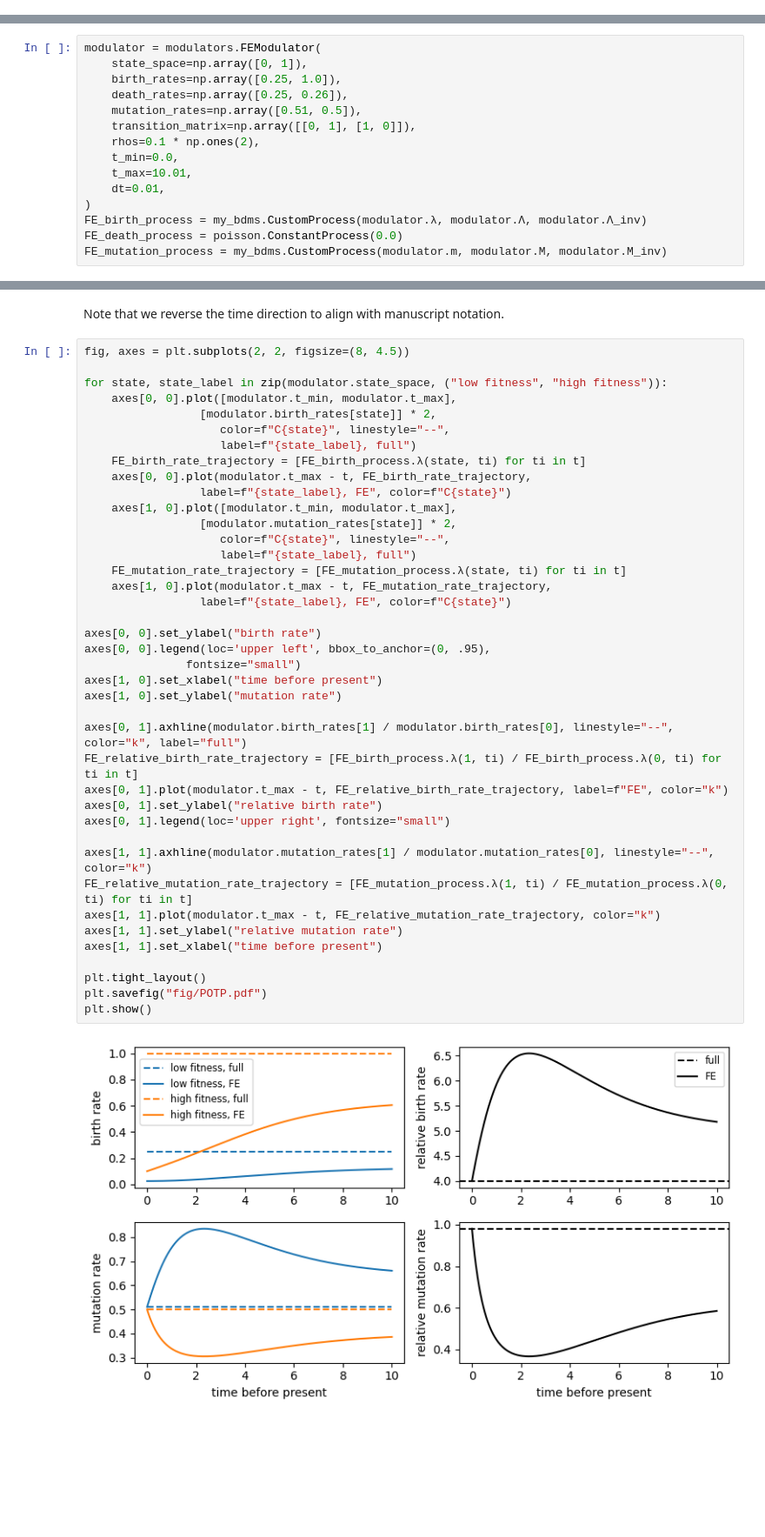
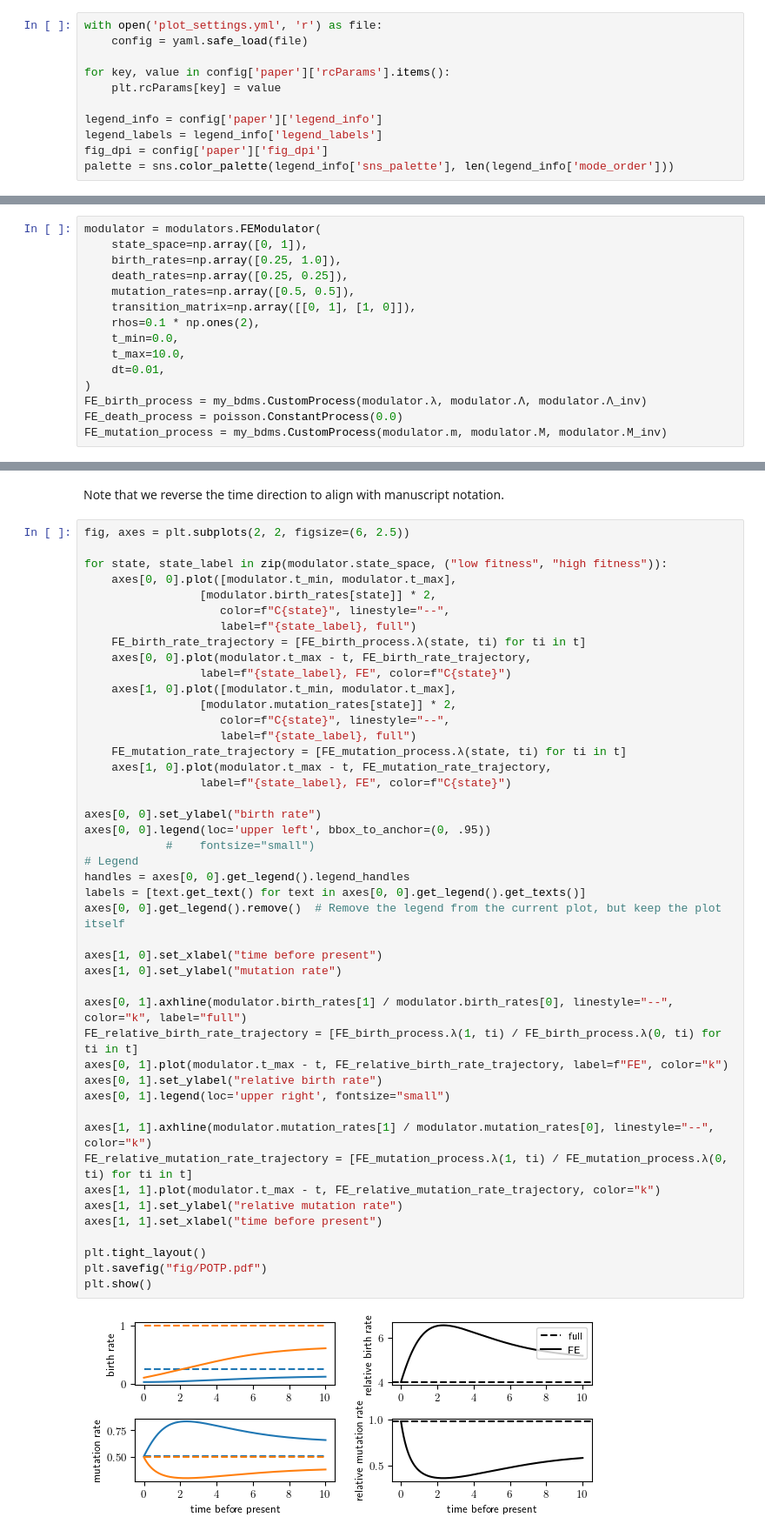
Before and after one commit to songlab-cal/forward-equivalent-trees, a Jupyter notebook: notebooks/modulation_plots.ipynb, the cells around one changed output, grey strips where cells are left out. Shown at 87% size. Cells and saved outputs as stored; diff of their text form; blank space fills up the shorter version.

Commit message:
+ resize plots, move legend, for paper

```diff
--- a/notebooks/modulation_plots.ipynb
+++ b/notebooks/modulation_plots.ipynb
@@ -9,6 +11,17 @@ import matplotlib.pyplot as plt
 
 import my_bdms
 import modulators
+# %%
+with open('plot_settings.yml', 'r') as file:
+    config = yaml.safe_load(file)
+
+for key, value in config['paper']['rcParams'].items():
+    plt.rcParams[key] = value
+
+legend_info = config['paper']['legend_info']
+legend_labels = legend_info['legend_labels']
+fig_dpi = config['paper']['fig_dpi']
+palette = sns.color_palette(legend_info['sns_palette'], len(legend_info['mode_order']))
 # %% [markdown]
 We define a 2-state process with the two states having different birth rates, similar death rates, and similar mutation rates.
 We take the sampling probability to be $0.1$.
@@ -16,12 +29,12 @@ We take the sampling probability to be $0.1$.
 modulator = modulators.FEModulator(
     state_space=np.array([0, 1]),
     birth_rates=np.array([0.25, 1.0]),
-    death_rates=np.array([0.25, 0.26]),
-    mutation_rates=np.array([0.51, 0.5]),
+    death_rates=np.array([0.25, 0.25]),
+    mutation_rates=np.array([0.5, 0.5]),
     transition_matrix=np.array([[0, 1], [1, 0]]),
     rhos=0.1 * np.ones(2),
     t_min=0.0,
-    t_max=10.01,
+    t_max=10.0,
     dt=0.01,
 )
 FE_birth_process = my_bdms.CustomProcess(modulator.λ, modulator.Λ, modulator.Λ_inv)
@@ -32,7 +45,7 @@ t = np.arange(modulator.t_min, modulator.t_max + modulator.dt, modulator.dt)
 # %% [markdown]
 Note that we reverse the time direction to align with manuscript notation.
 # %%
-fig, axes = plt.subplots(2, 2, figsize=(8, 4.5))
+fig, axes = plt.subplots(2, 2, figsize=(6, 2.5))
 
 for state, state_label in zip(modulator.state_space, ("low fitness", "high fitness")):
     axes[0, 0].plot([modulator.t_min, modulator.t_max],
@@ -43,33 +56,38 @@ for state, state_label in zip(modulator.state_space, ("low fitness", "high fitne
     axes[0, 0].plot(modulator.t_max - t, FE_birth_rate_trajectory,
                  label=f"{state_label}, FE", color=f"C{state}")
     axes[1, 0].plot([modulator.t_min, modulator.t_max],
                  [modulator.mutation_rates[state]] * 2,
                     color=f"C{state}", linestyle="--",
                     label=f"{state_label}, full")
     FE_mutation_rate_trajectory = [FE_mutation_process.λ(state, ti) for ti in t]
     axes[1, 0].plot(modulator.t_max - t, FE_mutation_rate_trajectory,
                  label=f"{state_label}, FE", color=f"C{state}")
 
 axes[0, 0].set_ylabel("birth rate")
-axes[0, 0].legend(loc='upper left', bbox_to_anchor=(0, .95),
-               fontsize="small")
+axes[0, 0].legend(loc='upper left', bbox_to_anchor=(0, .95))
+            #    fontsize="small")
+# Legend
+handles = axes[0, 0].get_legend().legend_handles
+labels = [text.get_text() for text in axes[0, 0].get_legend().get_texts()]
+axes[0, 0].get_legend().remove()  # Remove the legend from the current plot, but keep the plot itself
+
 axes[1, 0].set_xlabel("time before present")
 axes[1, 0].set_ylabel("mutation rate")
 
 axes[0, 1].axhline(modulator.birth_rates[1] / modulator.birth_rates[0], linestyle="--", color="k", label="full")
 FE_relative_birth_rate_trajectory = [FE_birth_process.λ(1, ti) / FE_birth_process.λ(0, ti) for ti in t]
 axes[0, 1].plot(modulator.t_max - t, FE_relative_birth_rate_trajectory, label=f"FE", color="k")
 axes[0, 1].set_ylabel("relative birth rate")
 axes[0, 1].legend(loc='upper right', fontsize="small")
 
 axes[1, 1].axhline(modulator.mutation_rates[1] / modulator.mutation_rates[0], linestyle="--", color="k")
 FE_relative_mutation_rate_trajectory = [FE_mutation_process.λ(1, ti) / FE_mutation_process.λ(0, ti) for ti in t]
 axes[1, 1].plot(modulator.t_max - t, FE_relative_mutation_rate_trajectory, color="k")
 axes[1, 1].set_ylabel("relative mutation rate")
 axes[1, 1].set_xlabel("time before present")
 
 plt.tight_layout()
 plt.savefig("fig/POTP.pdf")
 plt.show()
 # %% [output]
-[figure, old version]
+[figure, new version]
```
Also changed, not shown: parts of 2 cells of this notebook.
